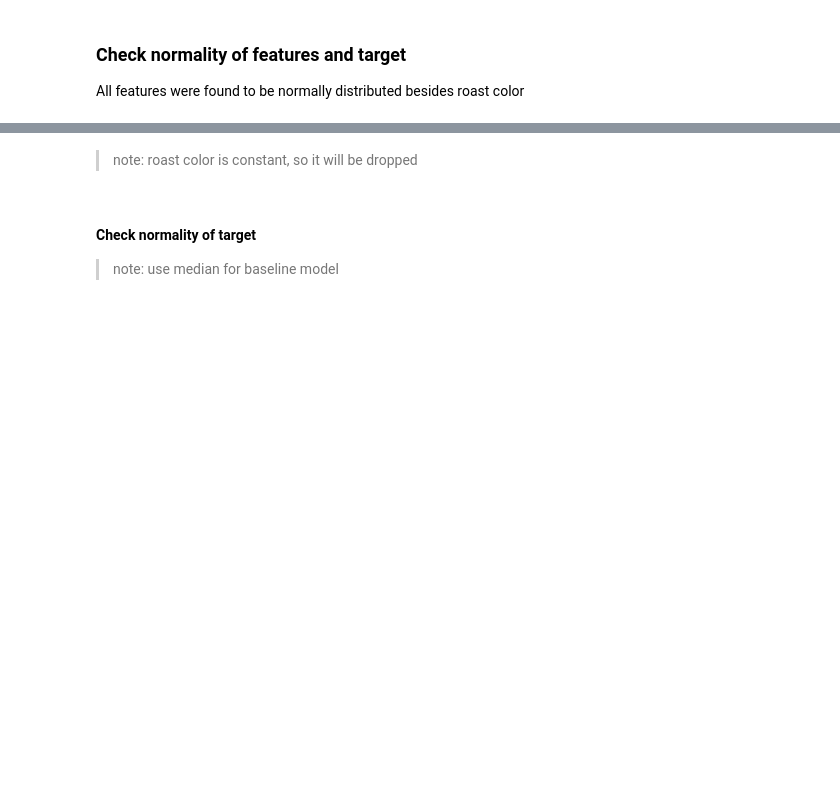
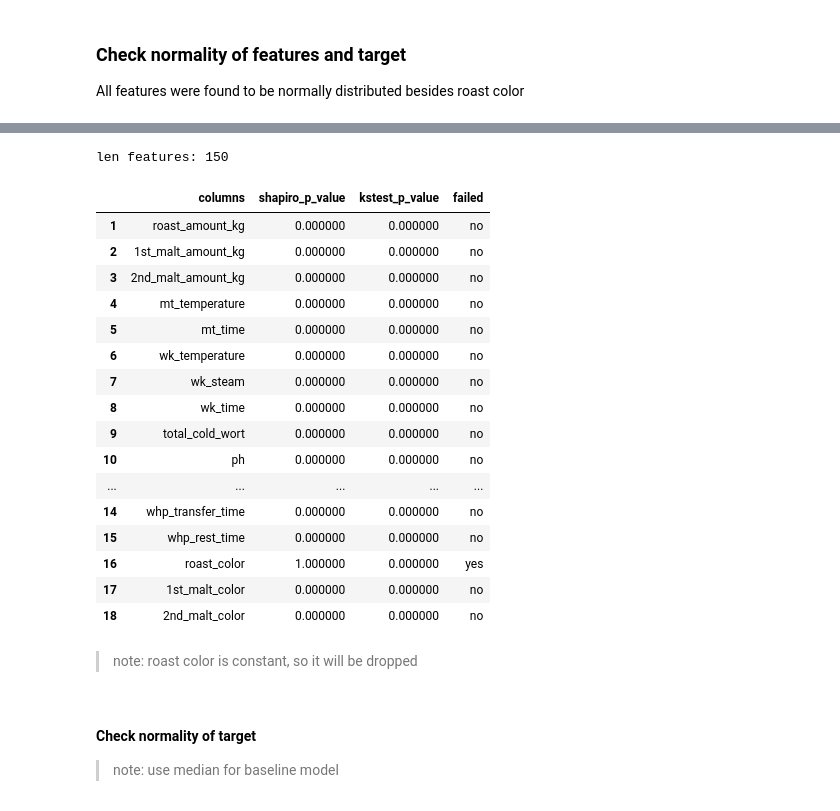
Before and after one commit to canutera/beer-color-prediction, a Jupyter notebook: notebooks/1_eda.ipynb, the cells around one changed output, grey strips where cells are left out. Drawn from its saved outputs; the diff is of its cells as text; code cells hidden in the pictures; blank space fills up the shorter version.

```diff
--- a/notebooks/1_eda.ipynb
+++ b/notebooks/1_eda.ipynb
@@ -83,18 +149,37 @@ selected.drop(columns=['job_id','color']).hist(bins=20, figsize=(20,10))
 # %%
 from scipy.stats import shapiro, kstest
 
 print('len features:', len(selected))
 def check_normality(df:pd.DataFrame, columns:list[str]):
     shapiro_p_value = [shapiro(df[col].values).pvalue for col in columns]
     kstest_p_value = [kstest(df[col].values, 'norm').pvalue for col in columns]
 
     normality_tests = pd.DataFrame(
         {'columns': columns, 'shapiro_p_value': shapiro_p_value, 'kstest_p_value': kstest_p_value})
 
     normality_tests['failed'] = normality_tests.apply(lambda row: 'yes' if row['shapiro_p_value'] > 0.05 or row['kstest_p_value'] > 0.05 else 'no', axis=1)
     return normality_tests
 n = check_normality(selected, selected_cols)
-n
+n.query('columns != "job_id"').style.background_gradient(subset=['shapiro_p_value', 'kstest_p_value'], vmin=0, vmax=1, cmap='Greens')
+# %% [output]
+len features: 150
+|  | columns | shapiro_p_value | kstest_p_value | failed |
+| 1 | roast_amount_kg | 0.000000 | 0.000000 | no |
+| 2 | 1st_malt_amount_kg | 0.000000 | 0.000000 | no |
+| 3 | 2nd_malt_amount_kg | 0.000000 | 0.000000 | no |
+| 4 | mt_temperature | 0.000000 | 0.000000 | no |
+| 5 | mt_time | 0.000000 | 0.000000 | no |
+| 6 | wk_temperature | 0.000000 | 0.000000 | no |
+| 7 | wk_steam | 0.000000 | 0.000000 | no |
+| 8 | wk_time | 0.000000 | 0.000000 | no |
+| 9 | total_cold_wort | 0.000000 | 0.000000 | no |
+| 10 | ph | 0.000000 | 0.000000 | no |
+| ... | ... | ... | ... | ... |
+| 14 | whp_transfer_time | 0.000000 | 0.000000 | no |
+| 15 | whp_rest_time | 0.000000 | 0.000000 | no |
+| 16 | roast_color | 1.000000 | 0.000000 | yes |
+| 17 | 1st_malt_color | 0.000000 | 0.000000 | no |
+| 18 | 2nd_malt_color | 0.000000 | 0.000000 | no |
 # %% [markdown]
 > note: roast color is constant, so it will be dropped
 # %%
```
Also changed, not shown: parts of 17 cells of this notebook, 32 other files.
